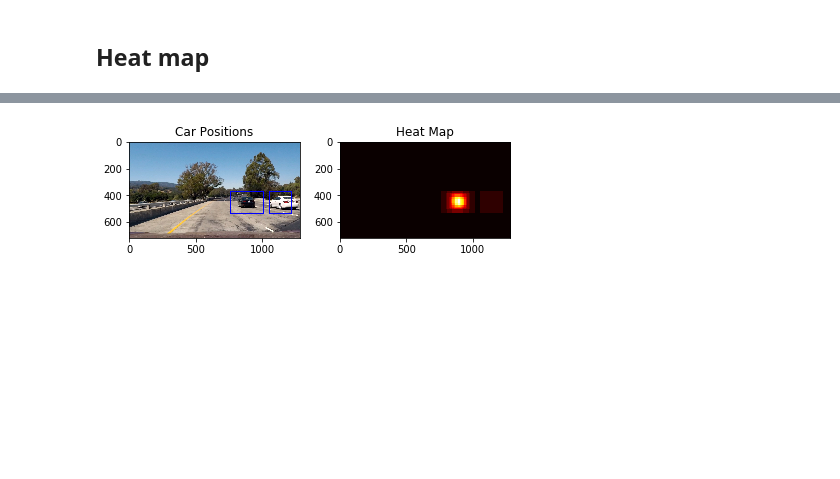
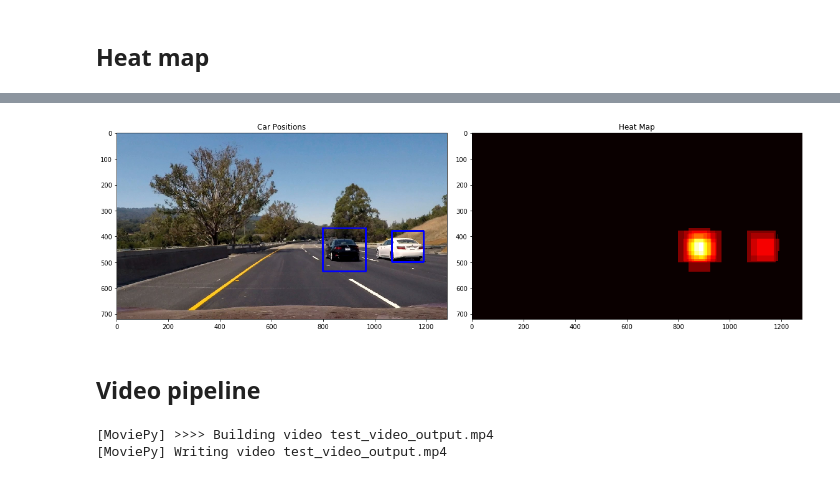
Before and after one commit to cazacov/CarND-Vehicle-Detection, a Jupyter notebook: project.ipynb, the cells around one changed output, grey strips where cells are left out. Saved outputs shown, nothing was run; the diff lists cells and outputs as text; code cells hidden in the pictures; blank space fills up the shorter version.

Commit message:
Video pipeline is ready. Need to improve classifier quality

```diff
--- a/project.ipynb
+++ b/project.ipynb
@@ -148,7 +148,7 @@ def extract_features_single(image, parameters):
                                     parameters, vis=False, feature_vec=True))
             hog_features = np.ravel(hog_features)
         else:
-            hog_features = get_hog_features(hog_image[:,:,hog_channel],
+            hog_features = get_hog_features(hog_image[:,:,parameters.hog_channel],
                                             parameters, vis=False, feature_vec=True)
         # Append the new feature vector to the features list
         #print("Hog features:", len(hog_features))
@@ -641,6 +633,9 @@ def apply_threshold(heatmap, threshold):
     return heatmap
 
 def draw_labeled_bboxes(img, labels):
+    if labels[1] == 0:
+        return img
+
     # Iterate through all detected cars
     for car_number in range(1, labels[1]+1):
         # Find pixels with each car_number label value
@@ -666,26 +661,38 @@ def frame_heatmap(image, scaler, clf, parameters):
 
     return heat
 
-image = read_normalized('./test_images/test1.jpg')
+def show_heatmap(fname, scaler, clf, parameters):
+    image = read_normalized(fname)
 
-# Add heat to each box in box list
-heat = frame_heatmap(image, X_scaler,clf,parameters)
+    heat = frame_heatmap(image, X_scaler,clf,parameters)
 
-# Visualize the heatmap when displaying
-heatmap = np.clip(heat, 0, 255)
-labels = label(heatmap)
+    heat = apply_threshold(heat, 2)
 
-# Find final boxes from heatmap using label function
-labels = label(heatmap)
-draw_img = draw_labeled_bboxes(np.copy(image), labels)
+    # Visualize the heatmap when displaying
+    heatmap = np.clip(heat, 0, 255)
+    labels = label(heatmap)
 
-fig = plt.figure()
-plt.subplot(121)
-plt.imshow(draw_img)
-plt.title('Car Positions')
-plt.subplot(122)
-plt.imshow(heatmap, cmap='hot')
-plt.title('Heat Map')
-fig.tight_layout()
-plt.show()
+    # Find final boxes from heatmap using label function
+    labels = label(heatmap)
+    draw_img = draw_labeled_bboxes(np.copy(image), labels)
+
+    plt.rcParams["figure.figsize"] = [16, 8]
+    fig = plt.figure()
+    plt.subplot(121)
+    plt.imshow(draw_img)
+    plt.title('Car Positions')
+    plt.subplot(122)
+    plt.imshow(heatmap, cmap='hot')
+    plt.title('Heat Map')
+    fig.tight_layout()
+    plt.show()
+
+show_heatmap('./test_video/frame000.jpg',X_scaler,clf,parameters)
+
+#show_heatmap('./test_images/test1.jpg',X_scaler,clf,parameters)
+#show_heatmap('./test_images/test2.jpg',X_scaler,clf,parameters)
+#show_heatmap('./test_images/test3.jpg',X_scaler,clf,parameters)
+#show_heatmap('./test_images/test4.jpg',X_scaler,clf,parameters)
+#show_heatmap('./test_images/test5.jpg',X_scaler,clf,parameters)
+#show_heatmap('./test_images/test6.jpg',X_scaler,clf,parameters)
 # %% [output]
@@ -694 +699,3 @@ C:\Users\Victor\Miniconda3\envs\carnd-term1\lib\site-packages\skimage\feature\_h
-[figure, old version]
+[figure, new version]
+# %% [markdown]
+## Video pipeline
@@ -694,0 +738,14 @@ C:\Users\Victor\Miniconda3\envs\carnd-term1\lib\site-packages\skimage\feature\_h
+# %%
+# Import everything needed to edit/save/watch video clips
+from moviepy.editor import VideoFileClip
+from IPython.display import HTML
+
+sampe_video = 'test_video.mp4'
+video_output = 'test_video_output.mp4'
+
+clip1 = VideoFileClip(sampe_video)
+white_clip = clip1.fl_image(process_video_frame)
+%time white_clip.write_videofile(video_output, audio=False)
+# %% [output]
+[MoviePy] >>>> Building video test_video_output.mp4
+[MoviePy] Writing video test_video_output.mp4
```
Also changed, not shown: parts of 7 cells of this notebook, 2 other files.
